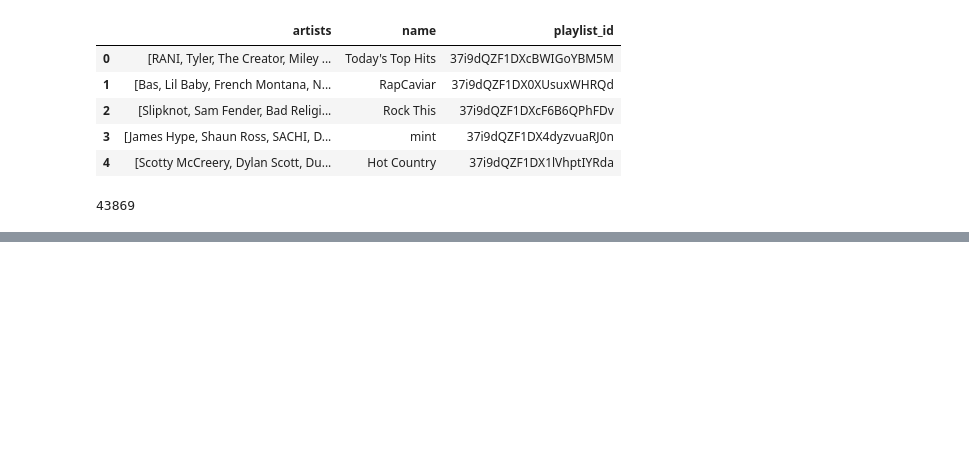
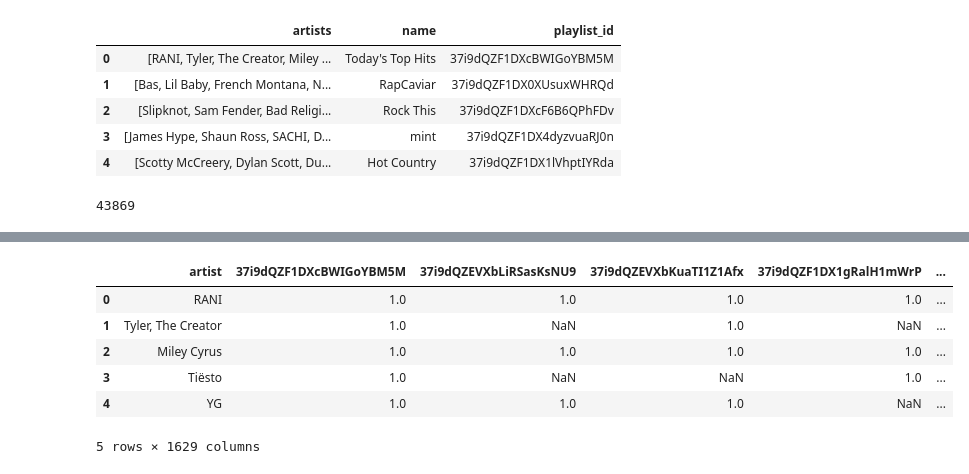
Before and after one commit to Patrickbfuller/solve_music_probs, a Jupyter notebook: spotipy_playlists.ipynb, the cells around one changed output, grey strips where cells are left out. Cells and saved outputs as stored; diff of their text form; code cells hidden in the pictures; blank space fills up the shorter version.

```diff
--- a/spotipy_playlists.ipynb
+++ b/spotipy_playlists.ipynb
@@ -445,0 +480,10 @@ playlists_df['artists'][0][0]
+# %%
+artists_df.head()
+# %% [output]
+|  | artist | 37i9dQZF1DXcBWIGoYBM5M | 37i9dQZEVXbLiRSasKsNU9 | 37i9dQZEVXbKuaTI1Z1Afx | 37i9dQZF1DX1gRalH1mWrP | ... |
+| 0 | RANI | 1.0 | 1.0 | 1.0 | 1.0 | ... |
+| 1 | Tyler, The Creator | 1.0 | NaN | 1.0 | NaN | ... |
+| 2 | Miley Cyrus | 1.0 | 1.0 | 1.0 | 1.0 | ... |
+| 3 | Tiësto | 1.0 | NaN | NaN | 1.0 | ... |
+| 4 | YG | 1.0 | 1.0 | 1.0 | NaN | ... |
+5 rows × 1629 columns
```
Also changed, not shown: parts of 21 cells of this notebook, 1 other file.
